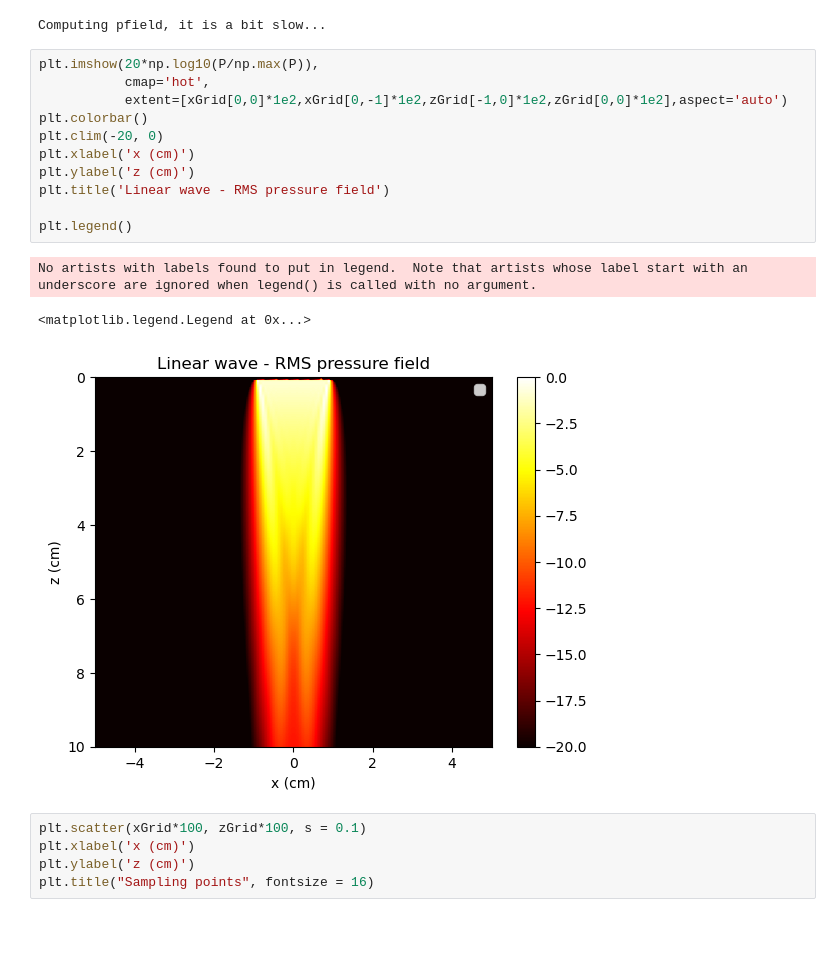
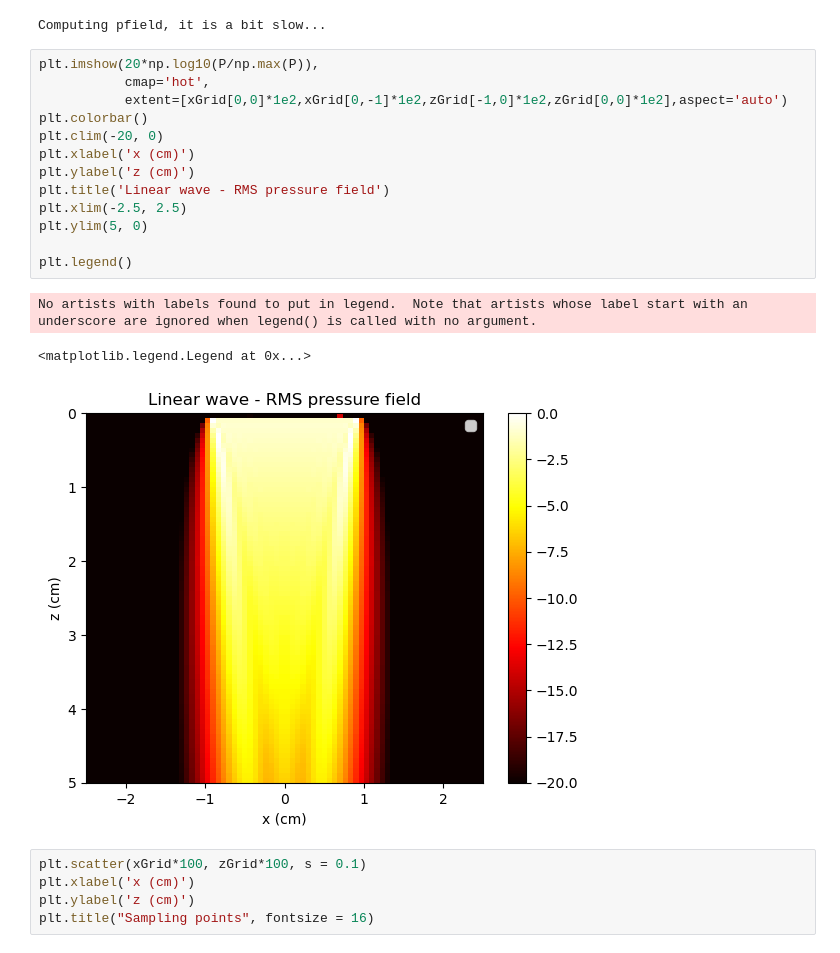
Before and after one commit to creatis-ULTIM/PyMUST, a Jupyter notebook: tutorials/P2_several_elements_new.ipynb, the cells around one changed output. Drawn from its saved outputs; the diff is of its cells as text.

```diff
--- a/tutorials/P2_several_elements_new.ipynb
+++ b/tutorials/P2_several_elements_new.ipynb
@@ -65,18 +83,20 @@ Computing pfield, it is a bit slow...
 # %%
 plt.imshow(20*np.log10(P/np.max(P)),
            cmap='hot',
            extent=[xGrid[0,0]*1e2,xGrid[0,-1]*1e2,zGrid[-1,0]*1e2,zGrid[0,0]*1e2],aspect='auto')
 plt.colorbar()
 plt.clim(-20, 0)
 plt.xlabel('x (cm)')
 plt.ylabel('z (cm)')
 plt.title('Linear wave - RMS pressure field')
+plt.xlim(-2.5, 2.5)
+plt.ylim(5, 0)
 
 plt.legend()
 # %% [output]
 No artists with labels found to put in legend.  Note that artists whose label start with an underscore are ignored when legend() is called with no argument.
 <matplotlib.legend.Legend at 0x...>
-[figure, old version]
+[figure, new version]
 # %%
 plt.scatter(xGrid*100, zGrid*100, s = 0.1)
 plt.xlabel('x (cm)')
```
Also changed, not shown: parts of 2 cells of this notebook, 8 other files.
